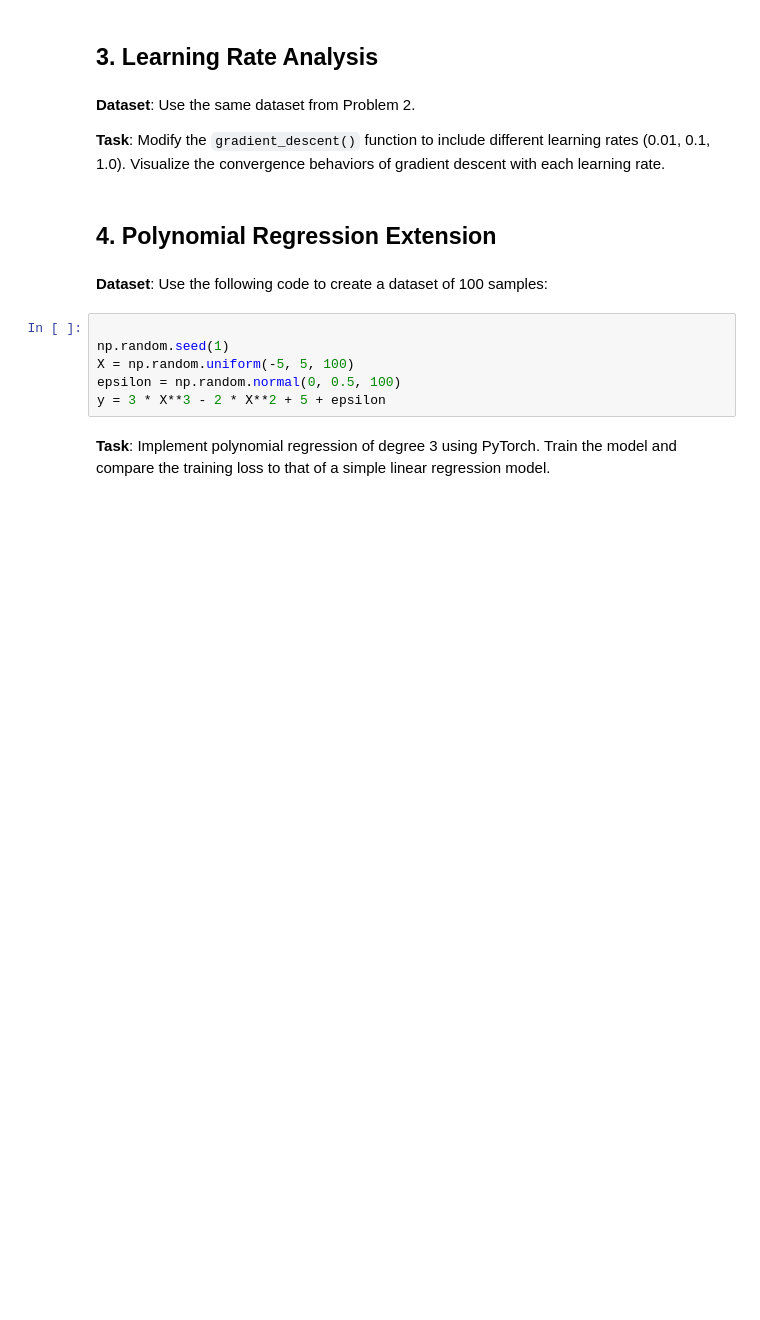
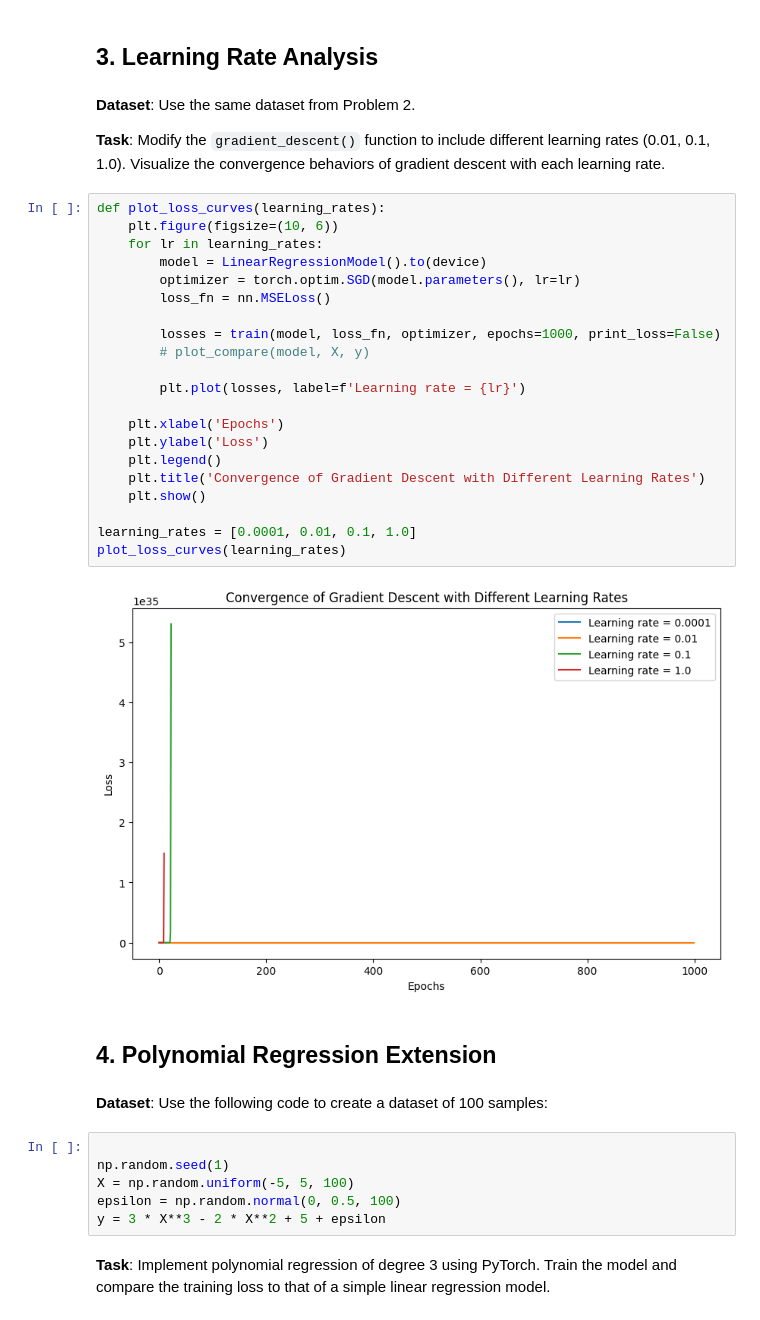
Before and after one commit to PatrykFlama/UWr, a Jupyter notebook: Sem5/ML/2024/List2/homework_2.ipynb, the cells around one changed output. Drawn from its saved outputs; the diff is of its cells as text; blank space fills up the shorter version.

```diff
--- a/Sem5/ML/2024/List2/homework_2.ipynb
+++ b/Sem5/ML/2024/List2/homework_2.ipynb
@@ -118,6 +250,29 @@ y = 3 * X + 4 + epsilon
 **Dataset**: Use the same dataset from Problem 2.
 
 **Task**: Modify the `gradient_descent()` function to include different learning rates (0.01, 0.1, 1.0). Visualize the convergence behaviors of gradient descent with each learning rate.
+# %%
+def plot_loss_curves(learning_rates):
+    plt.figure(figsize=(10, 6))
+    for lr in learning_rates:
+        model = LinearRegressionModel().to(device)
+        optimizer = torch.optim.SGD(model.parameters(), lr=lr)
+        loss_fn = nn.MSELoss()
+
+        losses = train(model, loss_fn, optimizer, epochs=1000, print_loss=False)
+        # plot_compare(model, X, y)
+
+        plt.plot(losses, label=f'Learning rate = {lr}')
+
+    plt.xlabel('Epochs')
+    plt.ylabel('Loss')
+    plt.legend()
+    plt.title('Convergence of Gradient Descent with Different Learning Rates')
+    plt.show()
+
+learning_rates = [0.0001, 0.01, 0.1, 1.0]
+plot_loss_curves(learning_rates)
+# %% [output]
+[figure, added]
 # %% [markdown]
 ## 4. Polynomial Regression Extension
 # %% [markdown]
```
Also changed, not shown: parts of 3 cells of this notebook.
